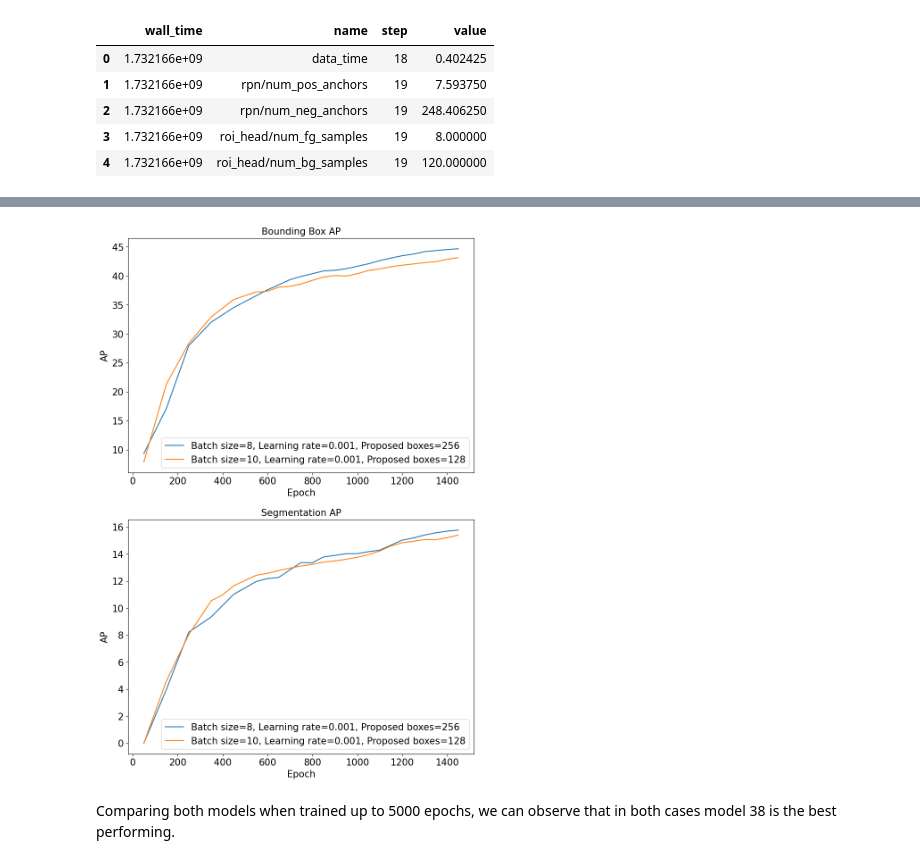
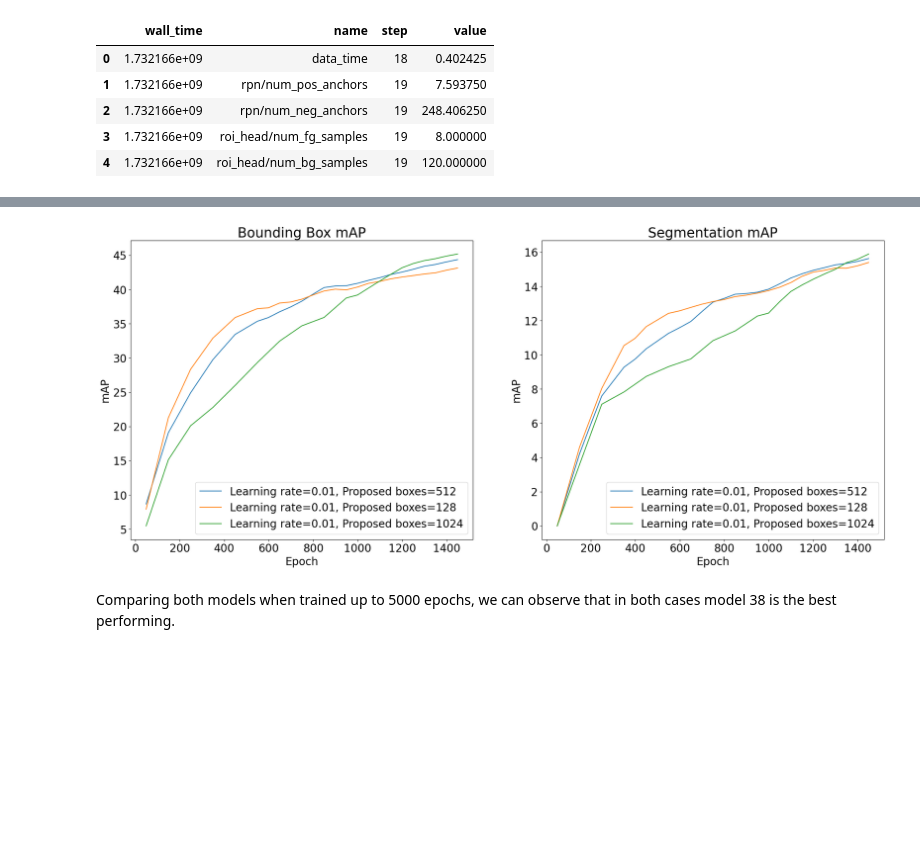
Before and after one commit to femartip/Detection-Microfibres-in-Sludge, a Jupyter notebook: Fine_tuned_Detectron2/Utils/cv_results_GLASS.ipynb, the cells around one changed output, grey strips where cells are left out. Drawn from its saved outputs; the diff is of its cells as text; code cells hidden in the pictures; blank space fills up the shorter version.

```diff
--- a/Fine_tuned_Detectron2/Utils/cv_results_GLASS.ipynb
+++ b/Fine_tuned_Detectron2/Utils/cv_results_GLASS.ipynb
@@ -492,0 +537,4 @@ model_38_0_metrics_eval.head()
+# %%
+best_model_avg_metrics = (best_model_0_metrics_eval + best_model_1_metrics_eval + best_model_2_metrics_eval + best_model_3_metrics_eval + best_model_4_metrics_eval + secondbest_model_0_metrics_eval + secondbest_model_1_metrics_eval + secondbest_model_2_metrics_eval + secondbest_model_3_metrics_eval + secondbest_model_4_metrics_eval) / 10
+best_model_avg_metrics_eval = best_model_avg_metrics.dropna(subset=['bbox/AP', 'segm/AP'])
+best_model_avg_metrics_eval.head()
@@ -493,7 +550,7 @@ model_38_0_metrics_eval.head()
 # %%
-model_38_avg_metrics = (model_38_0_metrics + model_38_1_metrics + model_38_2_metrics + model_38_3_metrics + model_38_4_metrics) / 5
-model_38_avg_metrics_eval = model_38_avg_metrics.dropna(subset=['bbox/AP', 'segm/AP'])
-model_38_avg_metrics_eval.head()
+secondbest_model_avg_metrics = (secondbest_model_0_metrics + secondbest_model_1_metrics + secondbest_model_2_metrics + secondbest_model_3_metrics + secondbest_model_4_metrics) / 5
+secondbest_model_avg_metrics_eval = secondbest_model_avg_metrics.dropna(subset=['bbox/AP', 'segm/AP'])
+secondbest_model_avg_metrics_eval.head()
 # %% [output]
 | name | bbox/AP | bbox/AP50 | bbox/AP75 | bbox/APl | bbox/APm | bbox/APs | data_time | eta_seconds | ... |
 | step |  |  |  |  |  |  |  |  | ... |
@@ -506,7 +576,7 @@ model_38_avg_metrics_eval.head()
 # %%
-model_50_avg_metrics = (model_50_0_metrics + model_50_1_metrics + model_50_2_metrics + model_50_3_metrics + model_50_4_metrics) / 5
-model_50_avg_metrics_eval = model_50_avg_metrics.dropna(subset=['bbox/AP', 'segm/AP'])
-model_50_avg_metrics_eval.head()
+thirdbest_model_avg_metrics = (thirdbest_model_0_metrics + thirdbest_model_1_metrics + thirdbest_model_2_metrics + thirdbest_model_3_metrics + thirdbest_model_4_metrics) / 5
+thirdbest_model_avg_metrics_eval = thirdbest_model_avg_metrics.dropna(subset=['bbox/AP', 'segm/AP'])
+thirdbest_model_avg_metrics_eval.head()
 # %% [output]
 | name | bbox/AP | bbox/AP50 | bbox/AP75 | bbox/APl | bbox/APm | bbox/APs | data_time | eta_seconds | ... |
 | step |  |  |  |  |  |  |  |  | ... |
@@ -532,27 +589,30 @@ Index(['bbox/AP', 'bbox/AP50', 'bbox/AP75', 'bbox/APl', 'bbox/APm', 'bbox/APs',
 # %%
-fig, ax = plt.subplots(2, 1, figsize=(10, 15))
+fig, ax = plt.subplots(1, 2, figsize=(25, 10))
 
-model_38_avg_metrics_eval.plot(y='bbox/AP', ax=ax[0], label='Batch size=8, Learning rate=0.001, Proposed boxes=256')
-model_50_avg_metrics_eval.plot(y='bbox/AP', ax=ax[0], label='Batch size=10, Learning rate=0.001, Proposed boxes=128')
-model_38_avg_metrics_eval.plot(y='segm/AP', ax=ax[1], label='Batch size=8, Learning rate=0.001, Proposed boxes=256')
-model_50_avg_metrics_eval.plot(y='segm/AP', ax=ax[1], label='Batch size=10, Learning rate=0.001, Proposed boxes=128')
+best_model_avg_metrics_eval.plot(y='bbox/AP', ax=ax[0], label='Learning rate=0.01, Proposed boxes=512')
+secondbest_model_avg_metrics_eval.plot(y='bbox/AP', ax=ax[0], label='Learning rate=0.01, Proposed boxes=128')
+best_model_avg_metrics_eval.plot(y='segm/AP', ax=ax[1], label='Learning rate=0.01, Proposed boxes=512')
+secondbest_model_avg_metrics_eval.plot(y='segm/AP', ax=ax[1], label='Learning rate=0.01, Proposed boxes=128')
+thirdbest_model_avg_metrics_eval.plot(y='bbox/AP', ax=ax[0], label='Learning rate=0.01, Proposed boxes=1024')
+thirdbest_model_avg_metrics_eval.plot(y='segm/AP', ax=ax[1], label='Learning rate=0.01, Proposed boxes=1024')
 
-ax[0].legend(fontsize=15)
-ax[0].set_xlabel('Epoch', fontsize=15)
-ax[0].set_title('Bounding Box AP', fontsize=15)
-ax[0].set_ylabel('AP', fontsize=15)
-ax[0].tick_params(axis='both', which='major', labelsize=15)
 
-ax[1].legend(fontsize=15)
-ax[1].set_title('Segmentation AP', fontsize=15)
-ax[1].set_xlabel('Epoch', fontsize=15)
-ax[1].set_ylabel('AP', fontsize=15)
-ax[1].tick_params(axis='both', which='major', labelsize=15)
+ax[0].legend(fontsize=20)
+ax[0].set_xlabel('Epoch', fontsize=20)
+ax[0].set_title('Bounding Box mAP', fontsize=25)
+ax[0].set_ylabel('mAP', fontsize=20)
+ax[0].tick_params(axis='both', which='major', labelsize=20)
+
+ax[1].legend(fontsize=20)
+ax[1].set_title('Segmentation mAP', fontsize=25)
+ax[1].set_xlabel('Epoch', fontsize=20)
+ax[1].set_ylabel('mAP', fontsize=20)
+ax[1].tick_params(axis='both', which='major', labelsize=20)
 
 
 plt.show()
 # %% [output]
-[figure, old version]
+[figure, new version]
 # %% [markdown]
 Comparing both models when trained up to 5000 epochs, we can observe that in both cases model 38 is the best performing.
 # %% [markdown]
```
Also changed, not shown: parts of 19 cells of this notebook, 2 other files.
